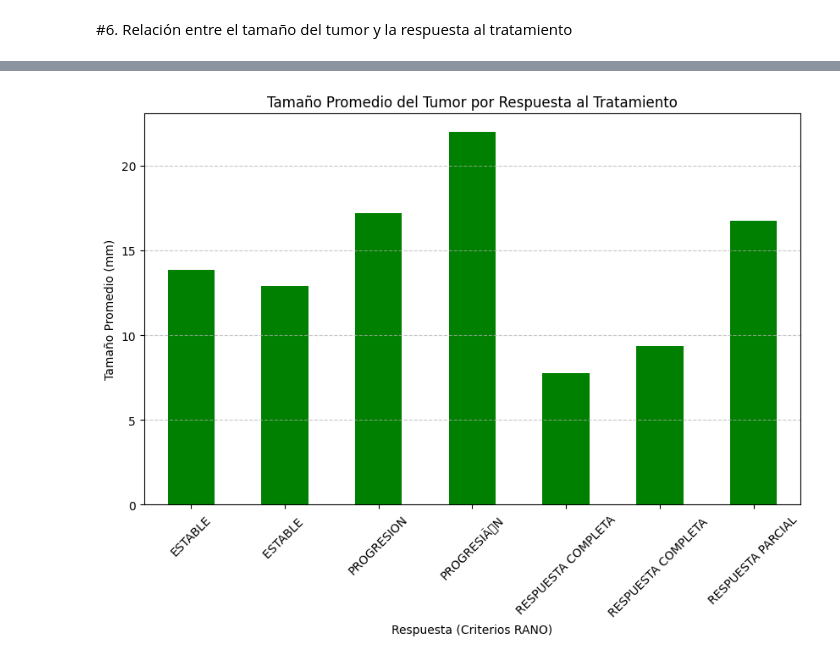
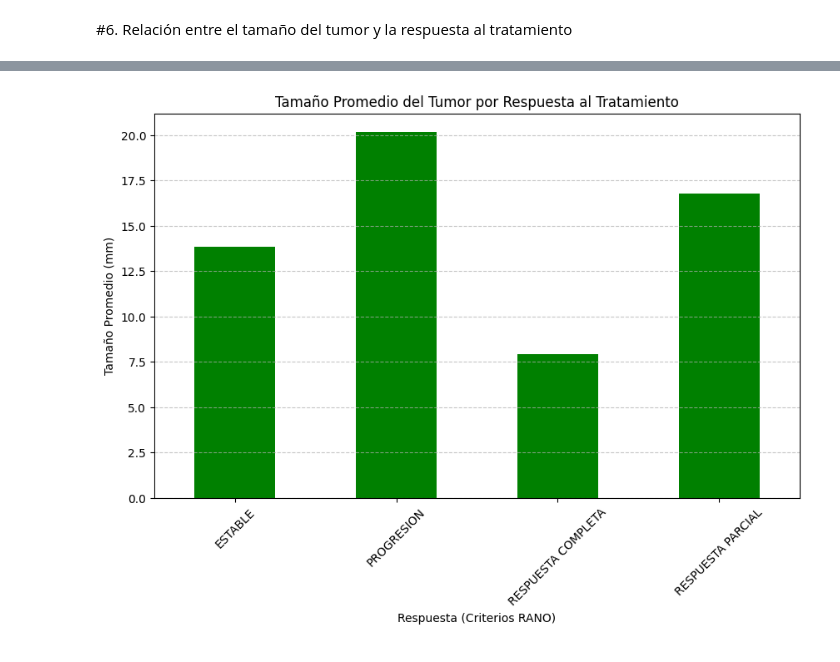
Before and after one commit to AngelTroncoso/TratamientoOncologico, a Jupyter notebook: Angel.ipynb, the cells around one changed output, grey strips where cells are left out. Drawn from its saved outputs; the diff is of its cells as text; code cells hidden in the pictures.

```diff
--- a/Angel.ipynb
+++ b/Angel.ipynb
@@ -423,8 +515,19 @@ Name: count, dtype: int64
 # %% [markdown]
 #4. Análisis de respuesta al tratamiento (CRITERIOS RANO)
 # %%
+import warnings
+warnings.filterwarnings('ignore')
+
 # Calcular distribución de respuestas
-respuesta_dist = df['RESPUESTA (CRITERIOS RANO)'].value_counts()
+df['RESPUESTA (CRITERIOS RANO)'] = df['RESPUESTA (CRITERIOS RANO)'].str.strip()
+df['RESPUESTA (CRITERIOS RANO)'] = df['RESPUESTA (CRITERIOS RANO)'].str.upper()
+df['RESPUESTA (CRITERIOS RANO)'] = df['RESPUESTA (CRITERIOS RANO)'].str.replace('Ã', 'A')
+df['RESPUESTA (CRITERIOS RANO)'] = df['RESPUESTA (CRITERIOS RANO)'].str.normalize('NFKD').str.encode('ascii', errors='ignore').str.decode('utf-8')
+respuesta_dist = df.groupby(lambda x: df['RESPUESTA (CRITERIOS RANO)'].iloc[x].strip().upper())['RESPUESTA (CRITERIOS RANO)'].count()
+df['RESPUESTA (CRITERIOS RANO)'] = df['RESPUESTA (CRITERIOS RANO)'].str.replace('PROGRESIÃ\x91N', 'PROGRESION')
+
+# Reemplazar las dos palabras "ESTABLE" con una sola
+respuesta_dist.index = respuesta_dist.index.str.replace('ESTABLE ', 'ESTABLE')
 
 # Mostrar la tabla
 print("Distribución de Respuestas al Tratamiento:")
@@ -432,6 +535,7 @@ print(respuesta_dist)
 
 # Graficar la distribución
 respuesta_dist.plot(kind='bar', color='skyblue', figsize=(8, 6))
+plt.rcParams['font.family'] = 'sans-serif'
 plt.title('Distribución de Respuestas al Tratamiento')
 plt.xlabel('Respuesta (Criterios RANO)')
 plt.ylabel('Frecuencia')
@@ -483,14 +583,20 @@ Name: DOSIS (Gy), dtype: float64
 #6. Relación entre el tamaño del tumor y la respuesta al tratamiento
 # %%
 # Agrupar por respuesta y calcular estadísticas del tamaño
-tamaño_por_respuesta = df.groupby('RESPUESTA (CRITERIOS RANO)')['TAMAÃ\x91O (mm)'].describe()
+tamaño_por_respuesta = df.groupby('RESPUESTA (CRITERIOS RANO)')['TAMAÑO (mm)'].describe()
 
 # Mostrar la tabla
 print("Estadísticas del Tamaño del Tumor por Respuesta:")
 print(tamaño_por_respuesta)
 
 # Graficar el tamaño promedio por respuesta
-promedio_tamaño_respuesta = df.groupby('RESPUESTA (CRITERIOS RANO)')['TAMAÃ\x91O (mm)'].mean()
+promedio_tamaño_respuesta = df.groupby('RESPUESTA (CRITERIOS RANO)')['TAMAÑO (mm)'].mean()
+df['RESPUESTA (CRITERIOS RANO)'] = df['RESPUESTA (CRITERIOS RANO)'].str.strip()
+df['RESPUESTA (CRITERIOS RANO)'] = df['RESPUESTA (CRITERIOS RANO)'].str.upper()
+df['RESPUESTA (CRITERIOS RANO)'] = df['RESPUESTA (CRITERIOS RANO)'].str.replace('Ã', 'A')
+df['RESPUESTA (CRITERIOS RANO)'] = df['RESPUESTA (CRITERIOS RANO)'].str.normalize('NFKD').str.encode('ascii', errors='ignore').str.decode('utf-8')
+respuesta_dist = df.groupby(lambda x: df['RESPUESTA (CRITERIOS RANO)'].iloc[x].strip().upper())['RESPUESTA (CRITERIOS RANO)'].count()
+df['RESPUESTA (CRITERIOS RANO)'] = df['RESPUESTA (CRITERIOS RANO)'].str.replace('PROGRESIÃ\x91N', 'PROGRESION')
 
 plt.figure(figsize=(10, 6))
 promedio_tamaño_respuesta.plot(kind='bar', color='green')
@@ -524 +624 @@ RESPUESTA PARCIAL           21.900  61.0
-[figure, old version]
+[figure, new version]
```
Also changed, not shown: parts of 13 cells of this notebook.
